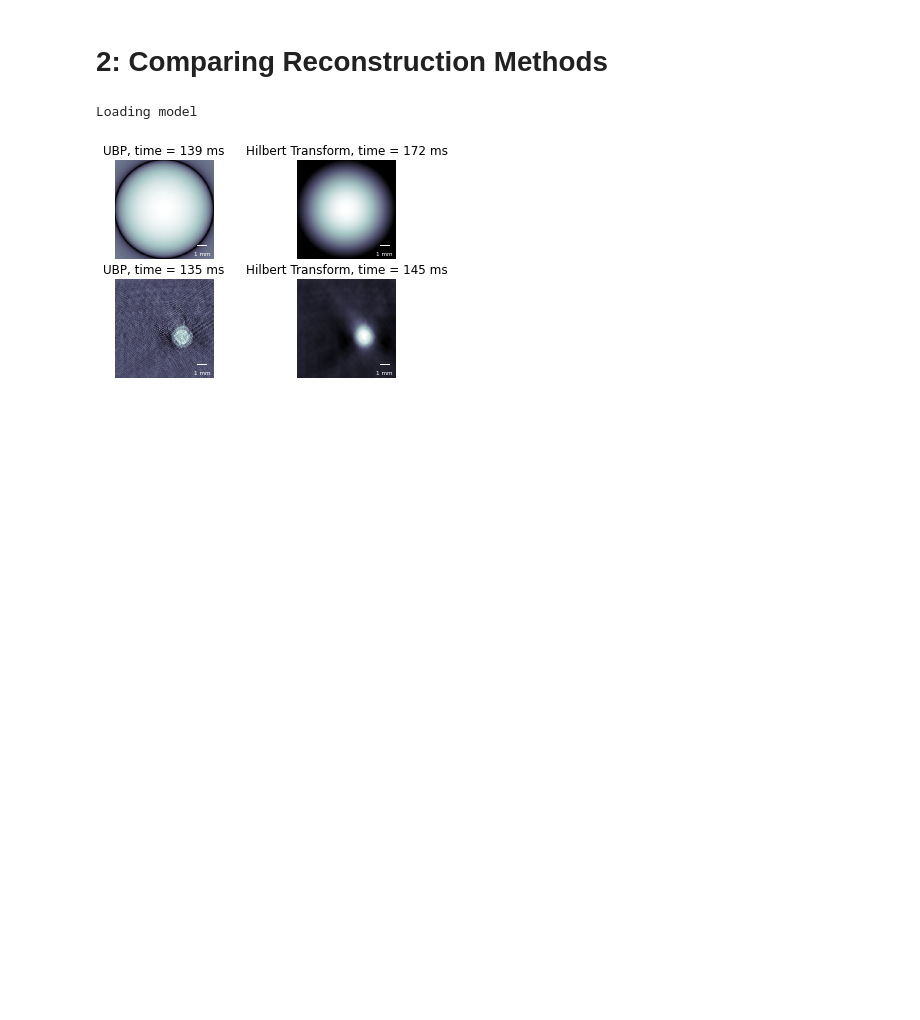
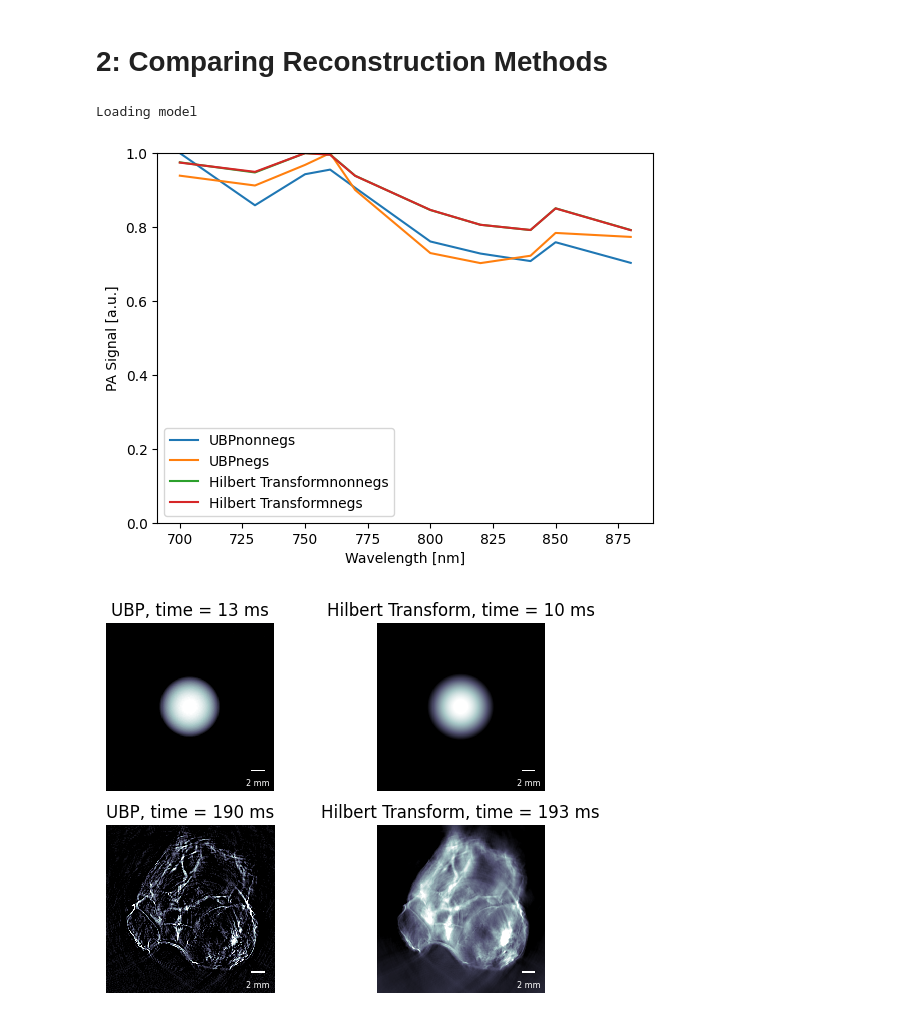
Before and after one commit to tomelse/patato, a Jupyter notebook: docs/examples/02_pafilter.ipynb, the cells around one changed output. Cells and saved outputs as stored; diff of their text form; code cells hidden in the pictures; blank space fills up the shorter version.

```diff
--- a/docs/examples/02_pafilter.ipynb
+++ b/docs/examples/02_pafilter.ipynb
@@ -19,15 +20,15 @@ time_series_simulated = pat.PATimeSeries(ts_simulated[None, None],
 # %% [output]
 Loading model
 # %%
-phantom_file = "../../data/phantom_example_scan.hdf5"
-phantom_padata = pat.PAData.from_hdf5(phantom_file)[0:1, 0:1]
+# Replace this with a phantom scan?
+phantom_padata = get_msot_time_series_example("so2")[0:1]#, 0:1]
 
 datasets = {"Simulation": (time_series_simulated, detectors_simulated, 1500, None),
             "Phantom": (phantom_padata.get_time_series(), phantom_padata.get_scan_geometry(), None, phantom_padata)}
 # %%
 # Define the reconstruction methods to compare:
 nx = 333 # number of pixels
-lx = 1e-2 # m
+lx = 2.5e-2 # m
 
 pre_ubp = pat.MSOTPreProcessor(universal_backprojection=True,
                                absolute="real", hilbert=False)
@@ -38,20 +39,42 @@ das = pat.Backprojection(field_of_view=(lx, lx, 0),
 
 methods = {"UBP": [pre_ubp, das], "Hilbert Transform": [pre_hil, das]}
 # %%
+fig2, ax_plot = plt.subplots()
 fig, axes = plt.subplots(len(datasets), len(methods))
 i = 0
 for dataset_name, (time_series, detectors, c, padata) in datasets.items():
     j = 0
     for recon_name, (pre_processor, reconstructor) in methods.items():
         pre_processor.filter = None # Force recomputation of filter
         processed, settings, _ = pre_processor.run(time_series, padata, detectors=detectors)
         rec, _, _ = reconstructor.run(processed, padata, speed_of_sound=c, **settings)
+
+        if padata is not None:
+            roi = padata.get_rois()["tumour_left", "0"]
+            mask, _ = roi.to_mask_slice(rec)
+            s = rec.raw_data.copy()
+            s[s < 0] = np.nan
+            spectrum = np.nanmean(np.squeeze(s.T[mask.T].T), axis=-1)
+            spectrum /= np.max(spectrum)
+            ax_plot.plot(padata.get_wavelengths(), spectrum, label=recon_name + "nonnegs")
+
+            s = rec.raw_data.copy()
+            # s[s < 0] = np.nan
+            spectrum = np.nanmean(np.squeeze(s.T[mask.T].T), axis=-1)
+            spectrum /= np.max(spectrum)
+            ax_plot.plot(padata.get_wavelengths(), spectrum, label=recon_name + "negs")
+
         timer = timeit.Timer("processed, settings, _ = pre_processor.run(time_series, padata, detectors=detectors); reconstructor.run(processed, padata, speed_of_sound=c, **settings)", globals=globals())
-        time = timer.timeit(number=10)
-        rec.imshow(cmap="bone", ax=axes[i, j])
+        time = timer.timeit(number=1)
+        rec.imshow(cmap="bone", ax=axes[i, j], clim=(0, np.percentile(rec.raw_data, 99.5)))
         axes[i, j].set_title(recon_name + f", time = {1000 * time/10:.0f} ms")
         j += 1
     i += 1
+ax_plot.legend()
+ax_plot.set_xlabel("Wavelength [nm]")
+ax_plot.set_ylabel("PA Signal [a.u.]")
+ax_plot.set_ylim([0, 1])
 plt.show()
 # %% [output]
-[figure, old version]
+[figure, new version]
+[figure, added]
```
Also changed, not shown: parts of 1 cell of this notebook, 4 other files.
